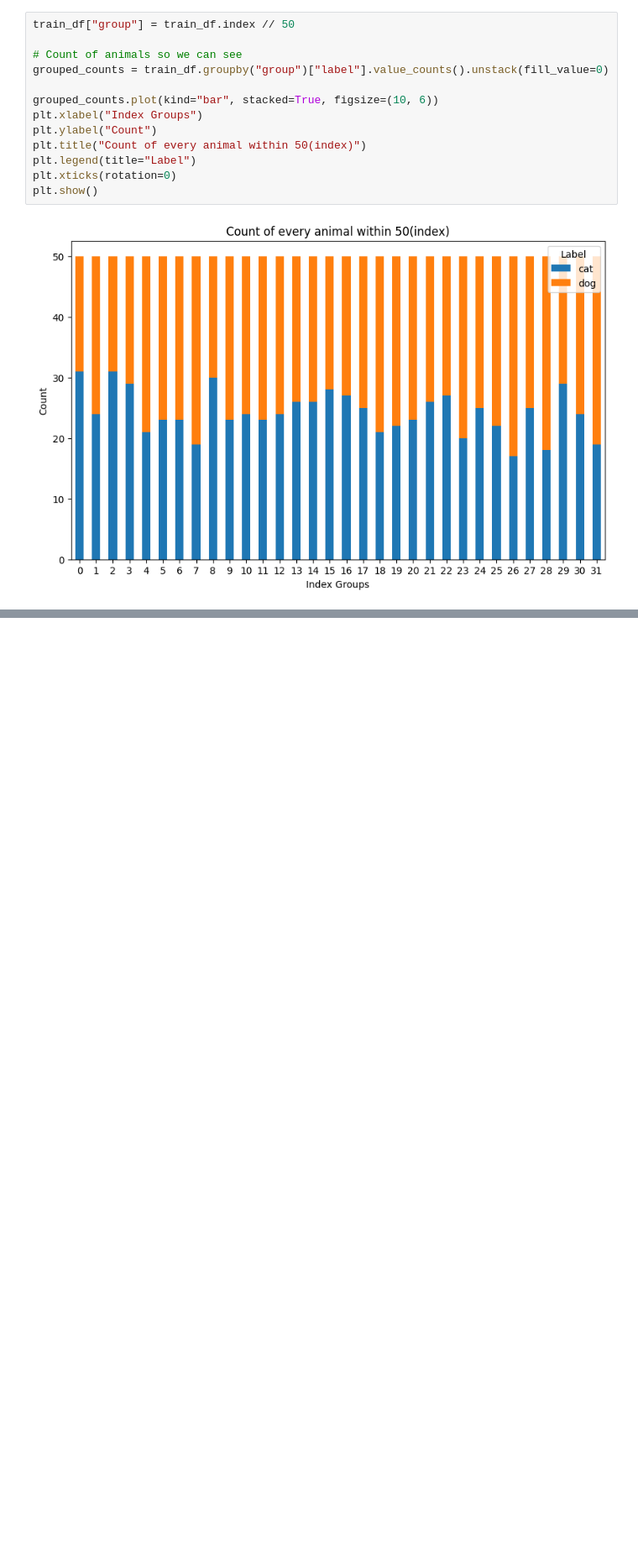
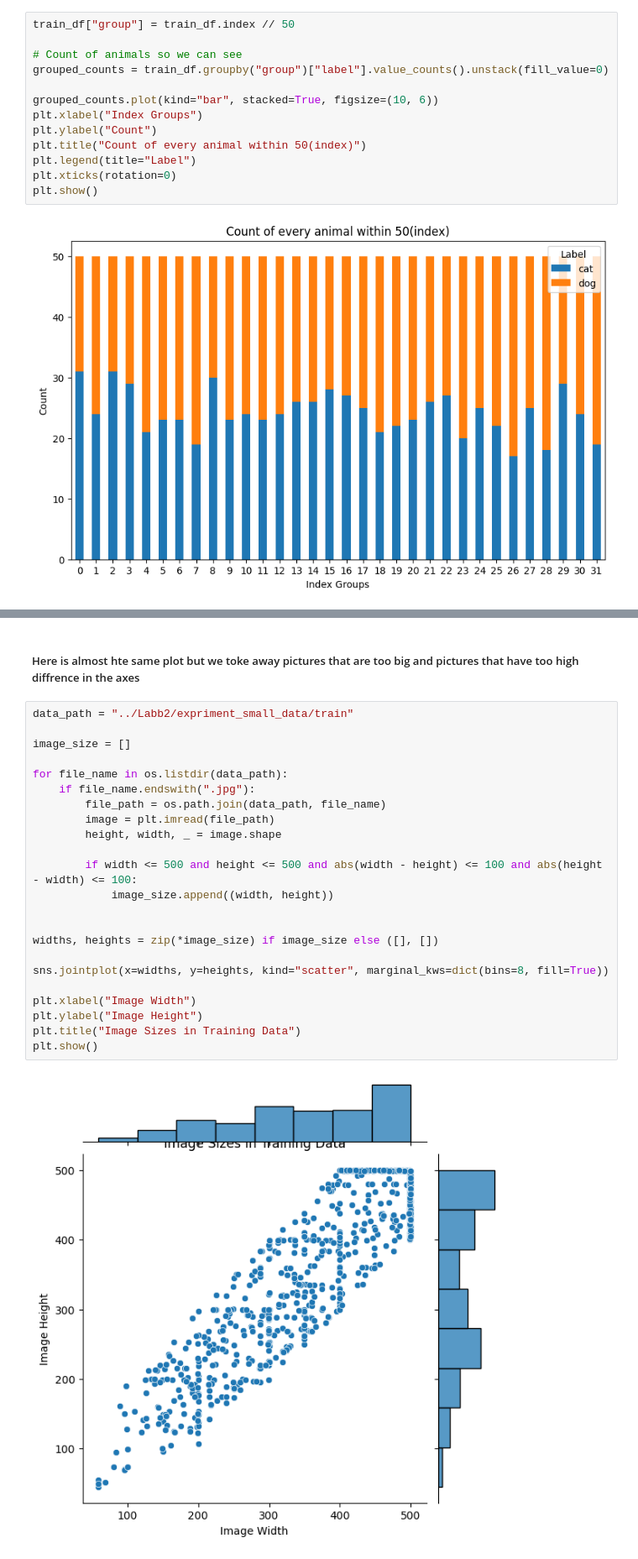
Before and after one commit to PontanB/AI-Pontus-Berglund-OPA23-, a Jupyter notebook: Labb2/lab.ipynb, the cells around one changed output, grey strips where cells are left out. Shown at 84% size. Saved outputs shown, nothing was run; the diff lists cells and outputs as text; blank space fills up the shorter version.

```diff
--- a/Labb2/lab.ipynb
+++ b/Labb2/lab.ipynb
@@ -231,0 +259,27 @@ plt.show()
+# %% [markdown]
+##### Here is almost hte same plot but we toke away pictures that are too big and pictures that have too high diffrence in the axes
+# %%
+data_path = "../Labb2/expriment_small_data/train"
+
+image_size = []
+
+for file_name in os.listdir(data_path):
+    if file_name.endswith(".jpg"):
+        file_path = os.path.join(data_path, file_name)
+        image = plt.imread(file_path)
+        height, width, _ = image.shape
+
+        if width <= 500 and height <= 500 and abs(width - height) <= 100 and abs(height - width) <= 100:
+            image_size.append((width, height))
+
+
+widths, heights = zip(*image_size) if image_size else ([], [])
+
+sns.jointplot(x=widths, y=heights, kind="scatter", marginal_kws=dict(bins=8, fill=True))
+
+plt.xlabel("Image Width")
+plt.ylabel("Image Height")
+plt.title("Image Sizes in Training Data")
+plt.show()
+# %% [output]
+[figure, added]
```
Also changed, not shown: parts of 4 cells of this notebook, 1 other file.
